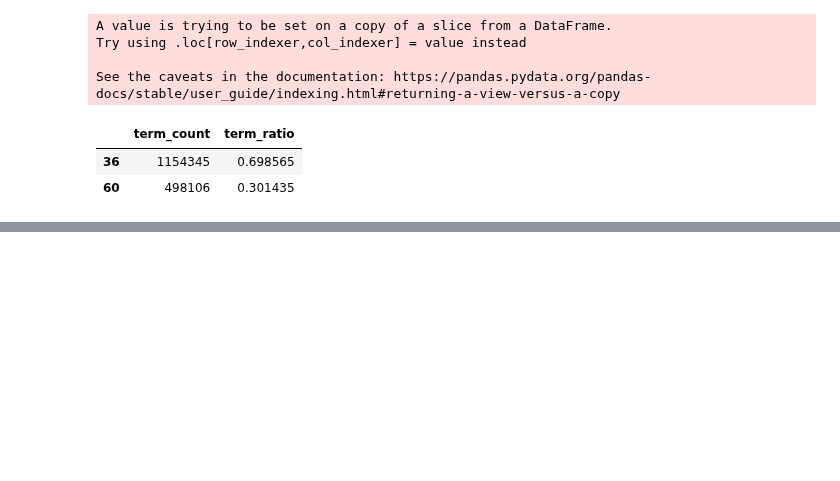
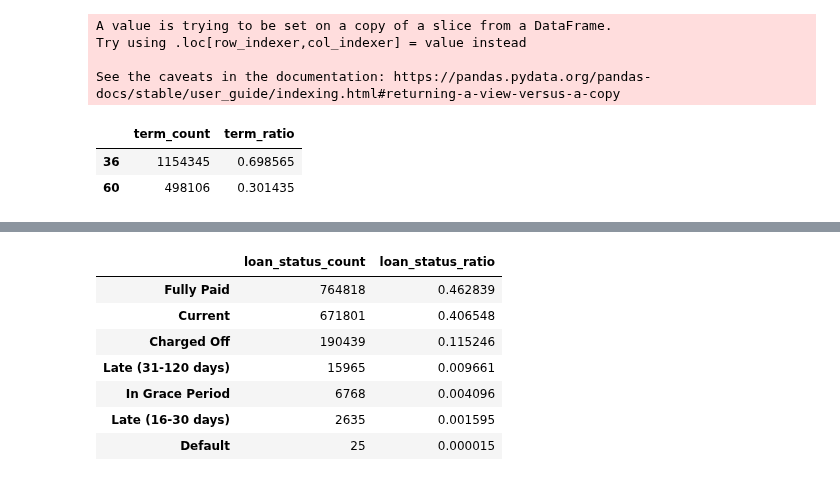
Before and after one commit to WickedoneC/Finance_Projects, a Jupyter notebook: Lending_Club_0524/Personal_Loans.ipynb, the cells around one changed output, grey strips where cells are left out. Cells and saved outputs as stored; diff of their text form; code cells hidden in the pictures; blank space fills up the shorter version.

```diff
--- a/Lending_Club_0524/Personal_Loans.ipynb
+++ b/Lending_Club_0524/Personal_Loans.ipynb
@@ -226,5 +219,45 @@ df['current_d'] = pd.to_datetime(df['current_d'])
 df['months_since_issue'] = (df.current_d-df.issue_d).astype('timedelta64[M]') + 2
 # %%
 # drop title
+df = df.drop('term', axis = 1)
 # %%
 # drop zip code
+df = df.drop('zip_code', axis = 1)
+# %%
+# converting dates and finding time since issue in months
+df['earliest_cr_line'] = pd.to_datetime(df['earliest_cr_line'], format = '%b-%Y')
+
+df['months_since_earliest_cr_line'] = (df.current_d-df.earliest_cr_line).astype('timedelta64[M]') + 2
+
+
+
+df['last_pymnt_d'] = pd.to_datetime(df['last_pymnt_d'], format = '%b-%Y')
+
+df['months_since_last_pymnt_d'] = (df.current_d-df.last_pymnt_d).astype('timedelta64[M]') + 2
+
+
+
+df['last_credit_pull_d'] = pd.to_datetime(df['last_credit_pull_d'], format = '%b-%Y')
+
+df['months_since_last_pymnt_d'] = (df.current_d-df.last_credit_pull_d).astype('timedelta64[M]') + 2
+# %%
+# drop issue_d
+# drop earliest_cr_line
+# drop last_pymnt_d
+# drop last_credit_pull_d
+
+drops = ['issue_d', 'earliest_cr_line', 'last_pymnt_d', 'last_credit_pull_d']
+
+df = df.drop(drops, axis = 1)
+# %%
+# loan status - fully paid + current vs the remaining categories
+prettyTable(df, 'loan_status')
+# %% [output]
+|  | loan_status_count | loan_status_ratio |
+| Fully Paid | 764818 | 0.462839 |
+| Current | 671801 | 0.406548 |
+| Charged Off | 190439 | 0.115246 |
+| Late (31-120 days) | 15965 | 0.009661 |
+| In Grace Period | 6768 | 0.004096 |
+| Late (16-30 days) | 2635 | 0.001595 |
+| Default | 25 | 0.000015 |
```
Also changed, not shown: parts of 16 cells of this notebook.
